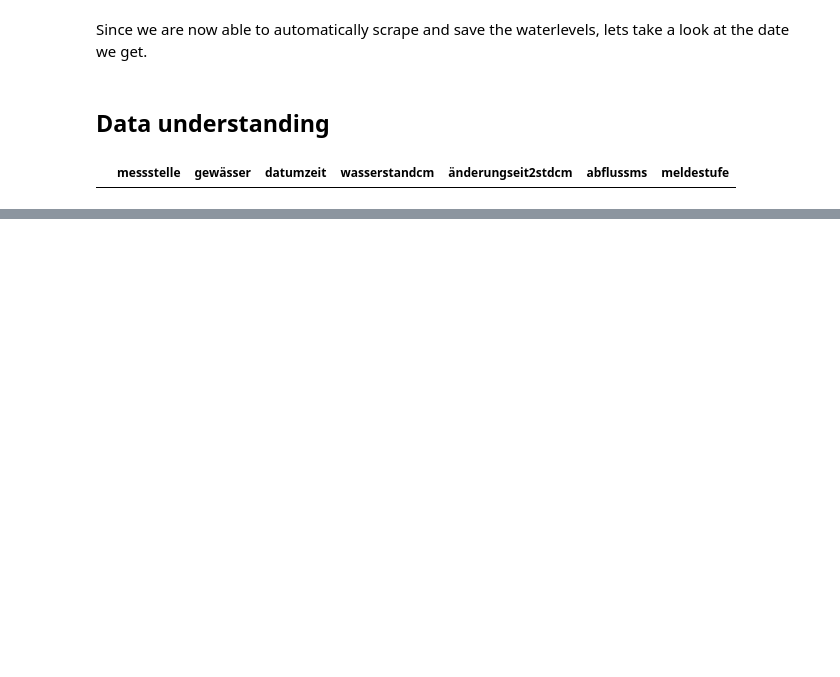
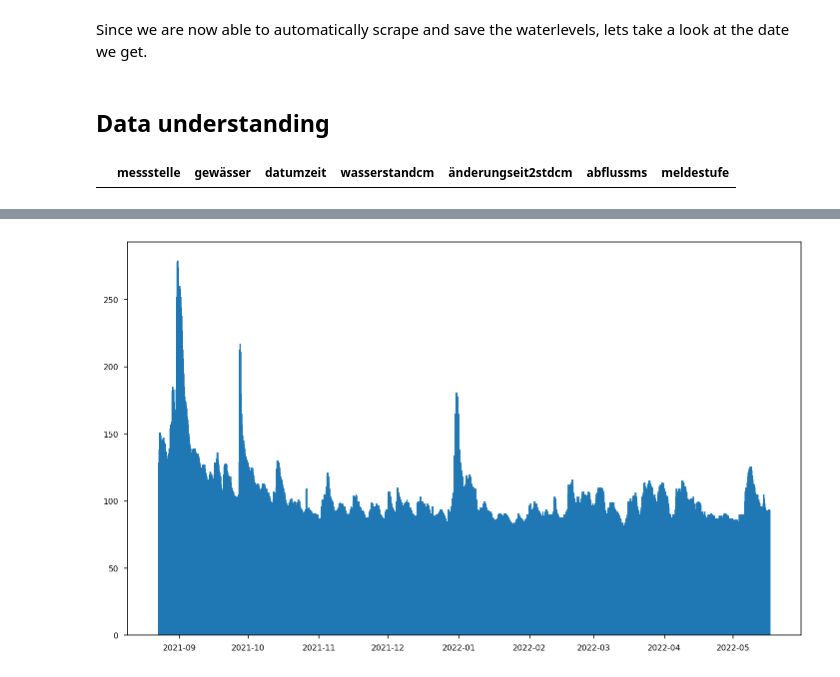
Before and after one commit to sonnyplankton/IsarWaterLevels, a Jupyter notebook: Bay Flüsse Pegelstände Scraping.ipynb, the cells around one changed output, grey strips where cells are left out. Drawn from its saved outputs; the diff is of its cells as text; code cells hidden in the pictures; blank space fills up the shorter version.

```diff
--- a/Bay Flüsse Pegelstände Scraping.ipynb
+++ b/Bay Flüsse Pegelstände Scraping.ipynb
@@ -34,10 +34,22 @@ Acknowledgements
 # %%
 import pandas as pd
 import numpy as np
-import matplotlib.pyplot as plt
 import urllib.request
 from datetime import datetime, timedelta
 from datetime import date
+
+#configure visualization
+import matplotlib as mpl
+import matplotlib.pyplot as plt
+import seaborn as sns
+%matplotlib inline
+%config InlineBackend.figure_format='retina'
+plt.style.use('seaborn-paper')
+
+
+from matplotlib import rcParams
+rcParams.update({'figure.autolayout': True})
+rcParams['figure.figsize'] = 10, 6
 
 now = datetime.today()
 
@@ -313,0 +336,10 @@ memory usage: 46.8+ MB
+# %%
+x_pos = np.arange(len(river_data[river_data['messstelle']=='München'].datumzeit))
+
+fig, ax = plt.subplots()
+ax.bar(x=river_data[river_data['messstelle']=='München'].datumzeit, height=river_data[river_data['messstelle']=='München'].wasserstandcm)
+#ax.set_xticks(x_pos, river_data[river_data['messstelle']=='München'].datumzeit)
+
+fig.show()
+# %% [output]
+[figure, added]
```
Also changed, not shown: parts of 7 cells of this notebook.
